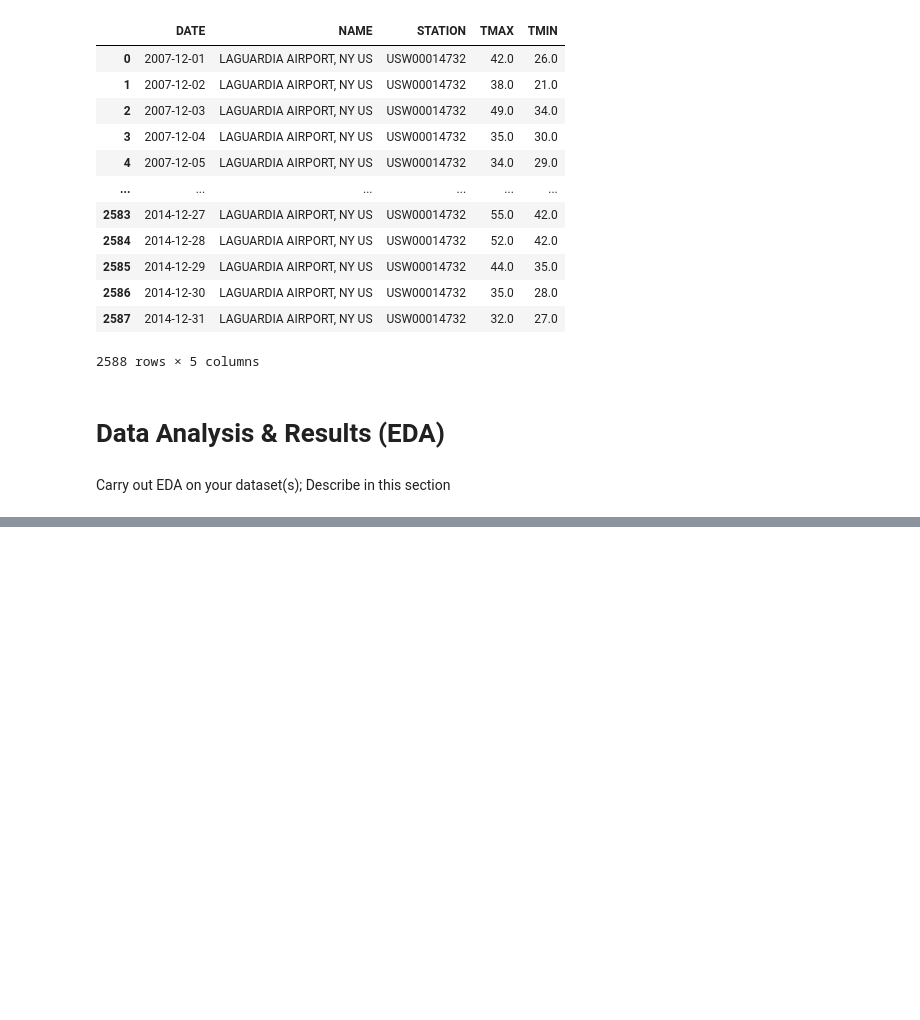
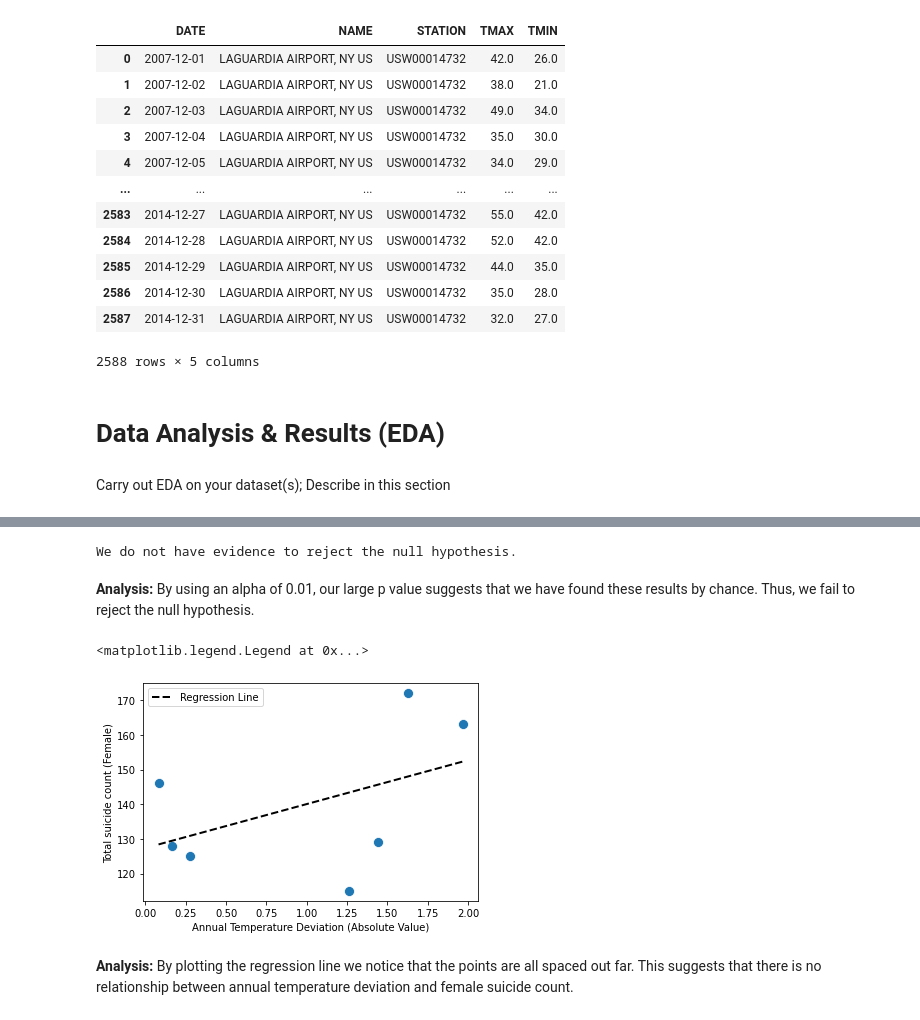
Before and after one commit to kevinlee-2000/Fluctuating-Fahrenheit-Suicide-Risk-, a Jupyter notebook: EDACheckpoint_group021.ipynb, the cells around one changed output, grey strips where cells are left out. Cells and saved outputs as stored; diff of their text form; code cells hidden in the pictures; blank space fills up the shorter version.

Commit message:
finished models

```diff
--- a/EDACheckpoint_group021.ipynb
+++ b/EDACheckpoint_group021.ipynb
@@ -345,0 +390,21 @@ graph.set_axis_labels("Year", "Temperature (Celsius)")
+# %%
+#create a model to check P value and also for regression
+combined['Annual Dev (Absolute)'] = combined['Annual Dev'].abs().astype('float')
+annual_dev = ['Year',
+              'Count of suicides (Females)', 'Count of suicides (Males)',
+              'Annual Dev (Absolute)']
+annual_dev = combined[annual_dev]
+
+renamed = annual_dev.rename(columns={'Annual Dev (Absolute)' : 'AnnualDevAbsolute',
+                   'Count of suicides (Females)': 'CountSuicideFemales'})
+
+# We can specify our model matrix using `pastsy`
+compare = 'CountSuicideFemales ~ AnnualDevAbsolute'
+outcome, predictors = patsy.dmatrices(compare, renamed)
+model = sm.OLS(outcome, predictors)
+
+## fit the model
+results = model.fit()
+
+## look at the results
+print(results.summary())
@@ -345,0 +429,32 @@ graph.set_axis_labels("Year", "Temperature (Celsius)")
+# %%
+# YOUR CODE HERE
+def check_p_val(p_val, alpha):
+    if p_val < alpha:
+        print('We have evidence to reject the null hypothesis.')
+    else:
+        print('We do not have evidence to reject the null hypothesis.')
+
+alpha = 0.01
+p_val =  0.292
+check_p_val(p_val, alpha)
+# %% [output]
+We do not have evidence to reject the null hypothesis.
+# %% [markdown]
+**Analysis:** By using an alpha of 0.01, our large p value suggests that we have found these results by chance. Thus, we fail to reject the null hypothesis.
+# %%
+#Show regression line
+sns.scatterplot(x='AnnualDevAbsolute', y='CountSuicideFemales', data=renamed, alpha=1, s=100)
+
+# Generate and plot the model fit line
+xs = np.linspace(renamed['AnnualDevAbsolute'].min(), renamed['AnnualDevAbsolute'].max())
+ys = 12.6646 * xs + 127.3774
+plt.plot(xs, ys, '--k', linewidth=2, label='Regression Line')
+
+plt.xlabel('Annual Temperature Deviation (Absolute Value)')
+plt.ylabel('Total suicide count (Female)')
+plt.legend()
+# %% [output]
+<matplotlib.legend.Legend at 0x...>
+[figure, added]
+# %% [markdown]
+**Analysis:** By plotting the regression line we notice that the points are all spaced out far. This suggests that there is no relationship between annual temperature deviation and female suicide count.
```
Also changed, not shown: parts of 17 cells of this notebook.
